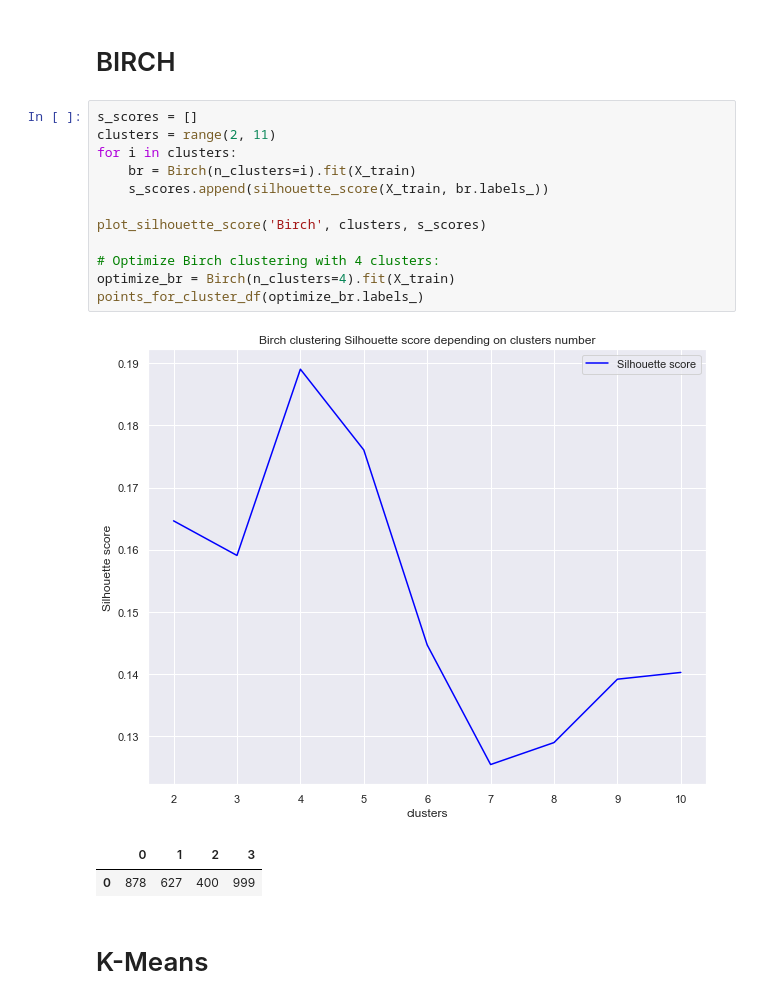
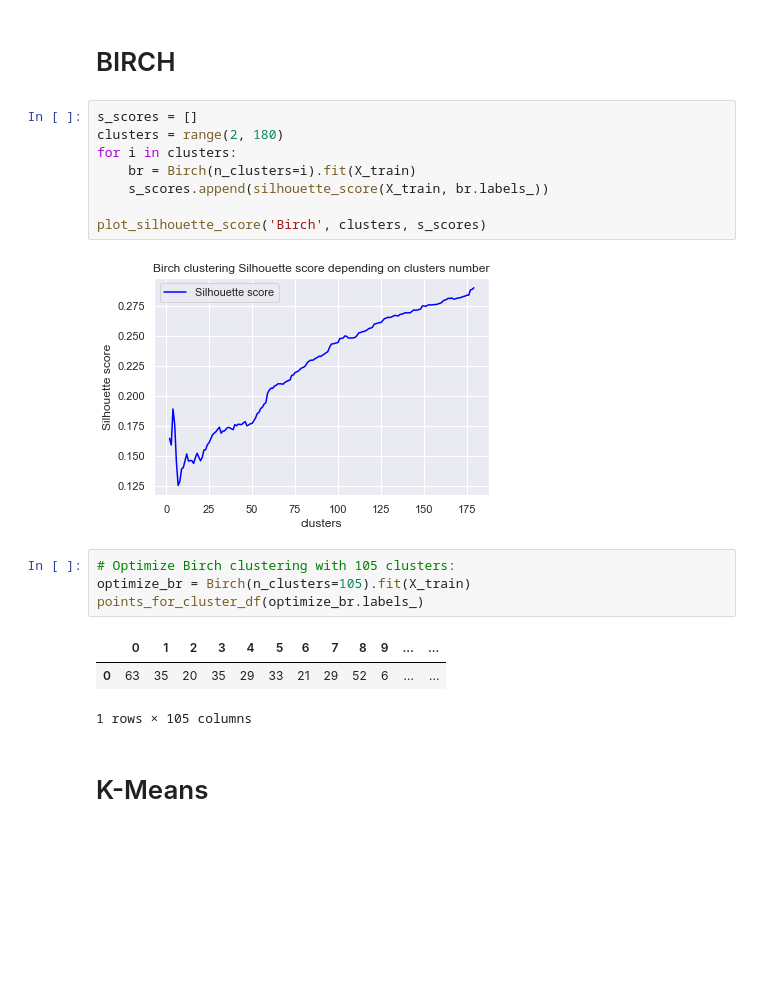
Before and after one commit to netanelGinish/AI_Introduction, a Jupyter notebook: Main Notebook.ipynb, the cells around one changed output. Saved outputs shown, nothing was run; the diff lists cells and outputs as text; blank space fills up the shorter version.

```diff
--- a/Main Notebook.ipynb
+++ b/Main Notebook.ipynb
@@ -350,20 +361,22 @@ def plot_silhouette_score(clustering_method, clusters, s_scores):
 # BIRCH
 # %%
 s_scores = []
-clusters = range(2, 11)
+clusters = range(2, 180)
 for i in clusters:
     br = Birch(n_clusters=i).fit(X_train)
     s_scores.append(silhouette_score(X_train, br.labels_))
 
 plot_silhouette_score('Birch', clusters, s_scores)
-
-# Optimize Birch clustering with 4 clusters:
-optimize_br = Birch(n_clusters=4).fit(X_train)
-points_for_cluster_df(optimize_br.labels_)
 # %% [output]
-[figure, old version]
+[figure, new version]
-|  | 0 | 1 | 2 | 3 |
-| 0 | 878 | 627 | 400 | 999 |
+# %%
+# Optimize Birch clustering with 105 clusters:
+optimize_br = Birch(n_clusters=105).fit(X_train)
+points_for_cluster_df(optimize_br.labels_)
+# %% [output]
+|  | 0 | 1 | 2 | 3 | 4 | 5 | 6 | 7 | 8 | 9 | ... | ... |
+| 0 | 63 | 35 | 20 | 35 | 29 | 33 | 21 | 29 | 52 | 6 | ... | ... |
+1 rows × 105 columns
 # %% [markdown]
 # K-Means
 # %%
```
Also changed, not shown: parts of 34 cells of this notebook.
